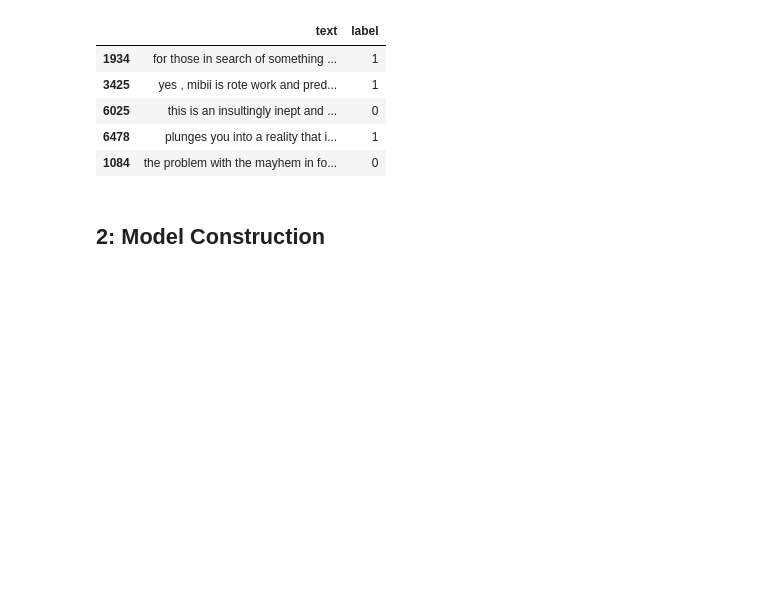
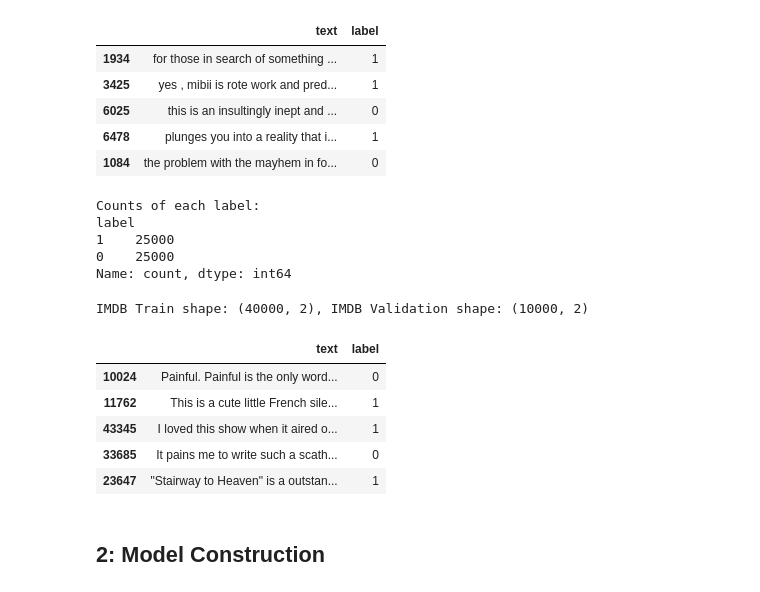
Before and after one commit to Praanshu101/Model_Checkpointing, a Jupyter notebook: Model_Checkpointing.ipynb, the cells around one changed output. Cells and saved outputs as stored; diff of their text form; code cells hidden in the pictures; blank space fills up the shorter version.

Commit message:
IMDB Data loaded and bow

```diff
--- a/Model_Checkpointing.ipynb
+++ b/Model_Checkpointing.ipynb
@@ -75,6 +75,35 @@ Train shape: (5536, 2), Validation shape: (1384, 2)
 | 6025 | this is an insultingly inept and ... | 0 |
 | 6478 | plunges you into a reality that i... | 1 |
 | 1084 | the problem with the mayhem in fo... | 0 |
+# %%
+# Load IMDB dataset
+imdb = pd.read_csv("IMDB-Dataset.csv")
+imdb = imdb.rename(columns={"review": "text", "sentiment": "label"})
+imdb['label'] = imdb['label'].apply(lambda x: 1 if x == 'positive' else 0)
+
+# Printing counts to ensure no imbalance of classes
+print("Counts of each label:")
+print(imdb['label'].value_counts())
+# %% [output]
+Counts of each label:
+label
+1    25000
+0    25000
+Name: count, dtype: int64
+# %%
+# Train and validation split for IMDB dataset
+imdb_train, imdb_val = train_test_split(imdb, test_size=0.2, random_state=11)
+print(f"IMDB Train shape: {imdb_train.shape}, IMDB Validation shape: {imdb_val.shape}")
+
+imdb_train.head()
+# %% [output]
+IMDB Train shape: (40000, 2), IMDB Validation shape: (10000, 2)
+|  | text | label |
+| 10024 | Painful. Painful is the only word... | 0 |
+| 11762 | This is a cute little French sile... | 1 |
+| 43345 | I loved this show when it aired o... | 1 |
+| 33685 | It pains me to write such a scath... | 0 |
+| 23647 | "Stairway to Heaven" is a outstan... | 1 |
 # %% [markdown]
 ## 2: Model Construction
 # %%
```
Also changed, not shown: parts of 7 cells of this notebook.
